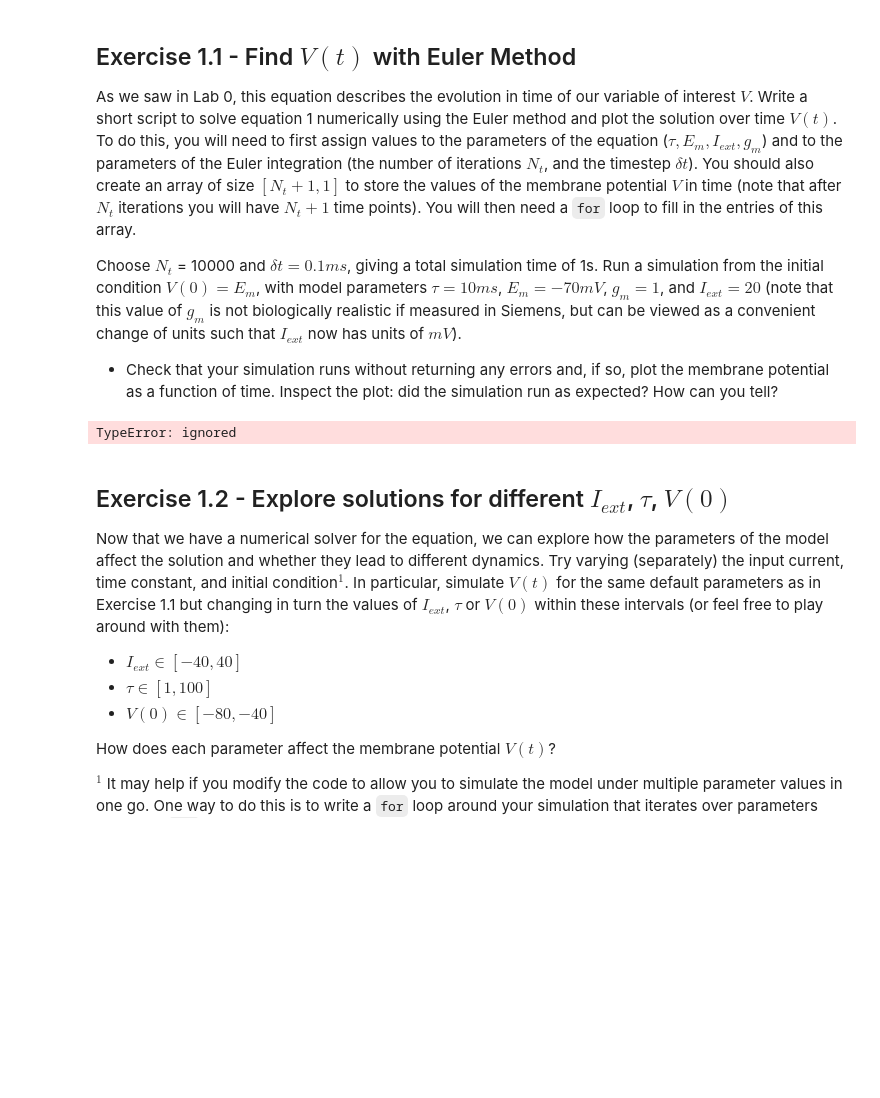
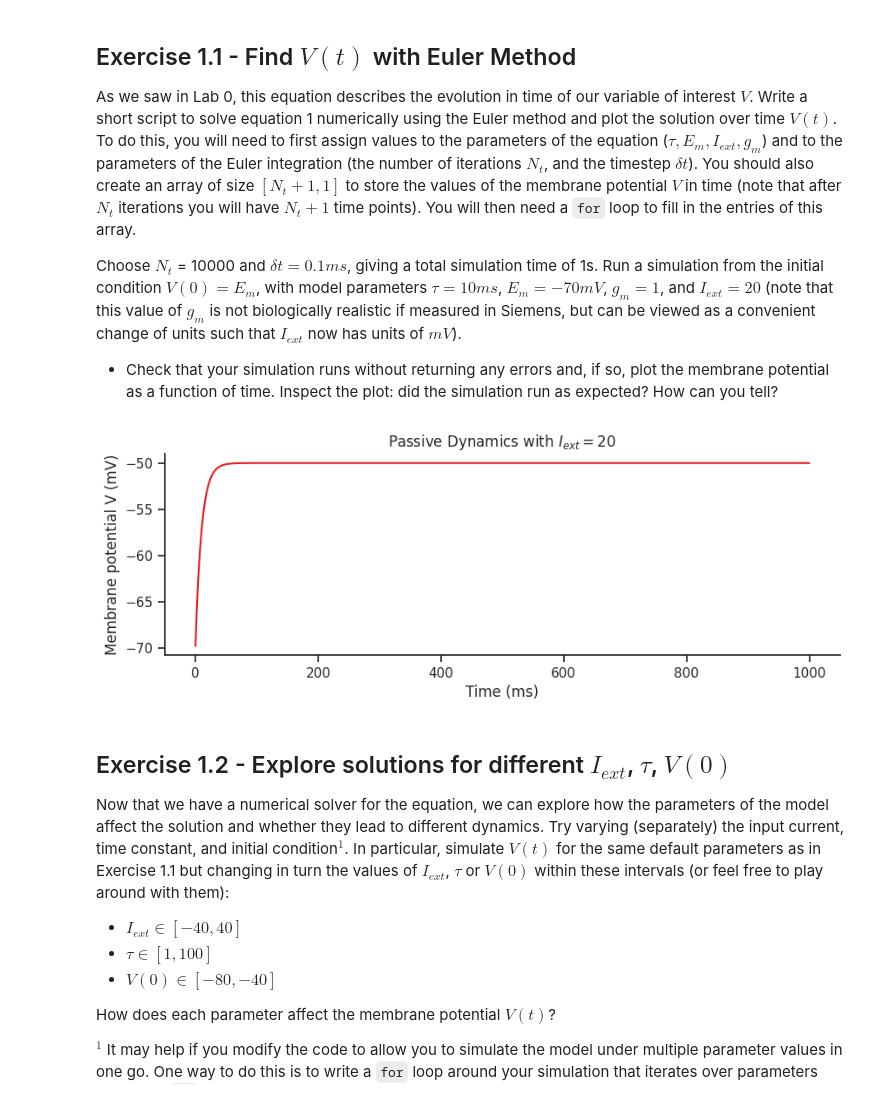
Before and after one commit to SerennaGrace/SerennaGrace.github.io, a Jupyter notebook: CNS_Lab1_MembraneDynamics.ipynb, the cells around one changed output. Drawn from its saved outputs; the diff is of its cells as text; code cells hidden in the pictures; blank space fills up the shorter version.

```diff
--- a/CNS_Lab1_MembraneDynamics.ipynb
+++ b/CNS_Lab1_MembraneDynamics.ipynb
@@ -75,35 +75,35 @@ def simulate_passive(N_t, dt,  V_init, E_m, I_ext, g_m, tau):
 
     ### your solution here ###
     V = np.empty([N_t+1])
     V[0] = V_init
 
-    for t in range (1, len(N_t)):
+    for t in range (1, N_t+1):
       dV = (-(V[t-1] - E_m) + I_ext/g_m) / tau
       V[t] = V[t-1] + dt*dV
     return V
 
 #parameters
 
 #for Euler method
 N_t = 10000
 dt = 0.1
 
 #for model
 V_init = -70
 E_m = -70
 tau = 10
 g_m = 1
 I_ext = 20
 
 first_run = simulate_passive(N_t, dt, V_init, E_m, I_ext, g_m, tau)
 fig, ax = plt.subplots(1,1, figsize = (10,3))
 ax.plot(np.arange(0,N_t*dt, dt), first_run[1:])
 ax.set_title('Passive Dynamics with $I_{ext} = 20$')
 ax.set_xlabel('Time (ms)')
 ax.set_ylabel('Membrane potential V (mV)')
 plt.show()
 # %% [output]
-TypeError: ignored
+[figure, added]
 # %% [markdown]
 ## Exercise 1.2 - Explore solutions for different $I_{ext}$, $\tau$, $V(0)$
 
```
